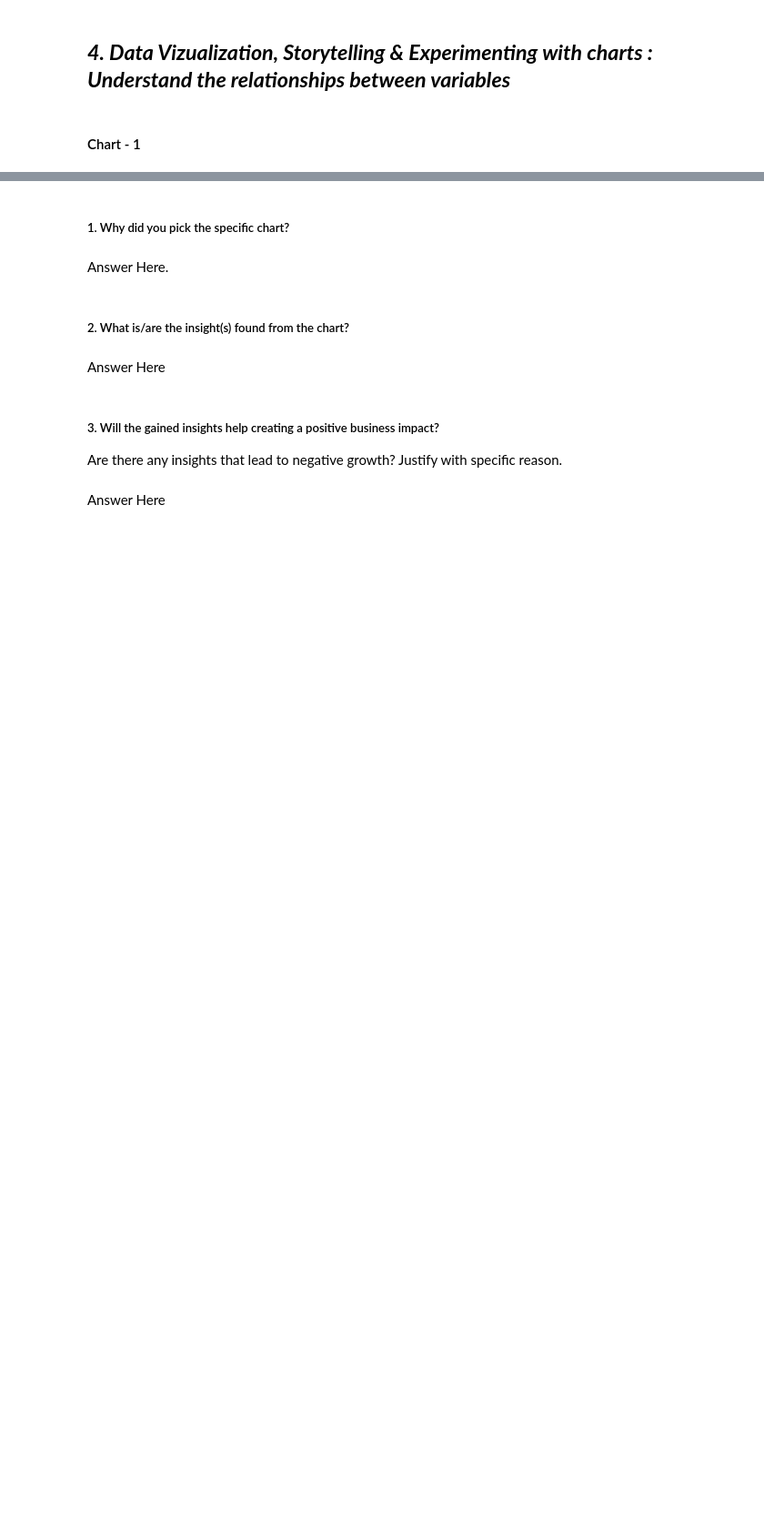
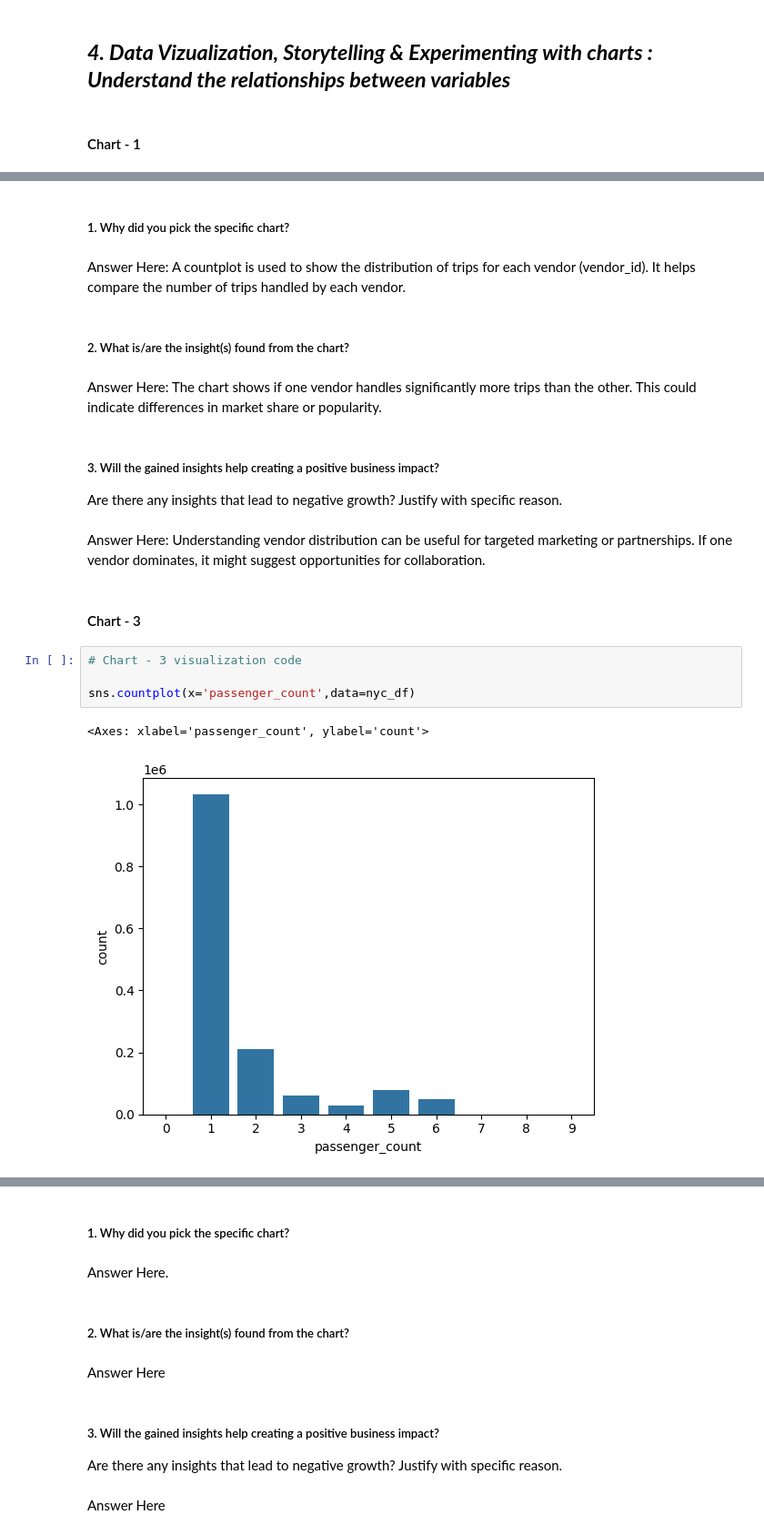
Before and after one commit to hitcaff/NYC-Taxi-Trip-Time-Prediction, a Jupyter notebook: Hitesh_Srivastava__NYC_Taxi_Trip_Time_Prediction_Capstone_Project.ipynb, the cells around one changed output, grey strips where cells are left out. Shown at 91% size. Cells and saved outputs as stored; diff of their text form; blank space fills up the shorter version.

```diff
--- a/Hitesh_Srivastava__NYC_Taxi_Trip_Time_Prediction_Capstone_Project.ipynb
+++ b/Hitesh_Srivastava__NYC_Taxi_Trip_Time_Prediction_Capstone_Project.ipynb
@@ -253,0 +463,25 @@ Answer Here.
+# %% [markdown]
+##### 1. Why did you pick the specific chart?
+# %% [markdown]
+Answer Here:
+A countplot is used to show the distribution of trips for each vendor (vendor_id). It helps compare the number of trips handled by each vendor.
+# %% [markdown]
+##### 2. What is/are the insight(s) found from the chart?
+# %% [markdown]
+Answer Here:
+ The chart shows if one vendor handles significantly more trips than the other. This could indicate differences in market share or popularity.
+# %% [markdown]
+##### 3. Will the gained insights help creating a positive business impact?
+Are there any insights that lead to negative growth? Justify with specific reason.
+# %% [markdown]
+Answer Here:
+Understanding vendor distribution can be useful for targeted marketing or partnerships. If one vendor dominates, it might suggest opportunities for collaboration.
+# %% [markdown]
+#### Chart - 3
+# %%
+# Chart - 3 visualization code
+
+sns.countplot(x='passenger_count',data=nyc_df)
+# %% [output]
+<Axes: xlabel='passenger_count', ylabel='count'>
+[figure, added]
```
Also changed, not shown: parts of 210 cells of this notebook.
